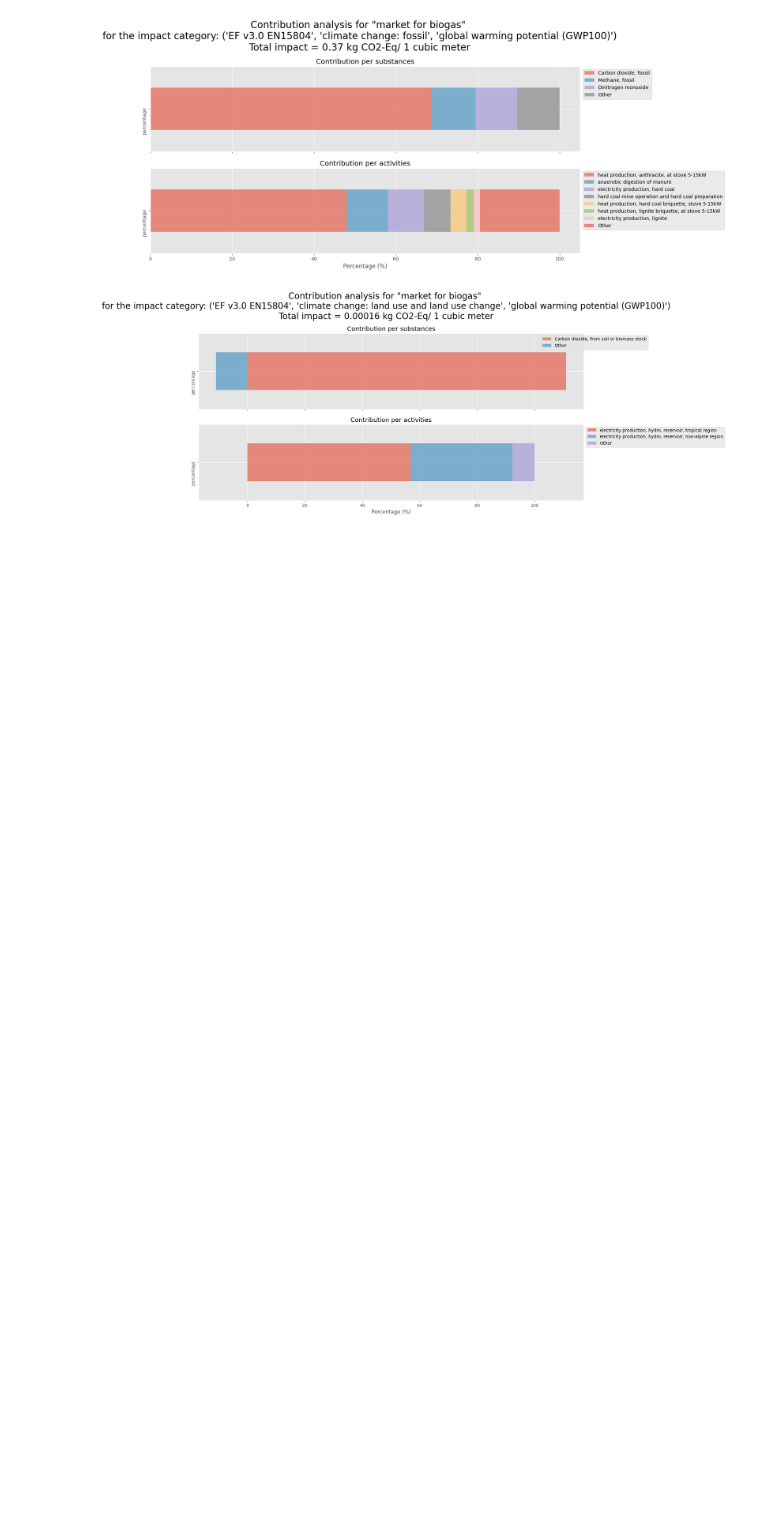
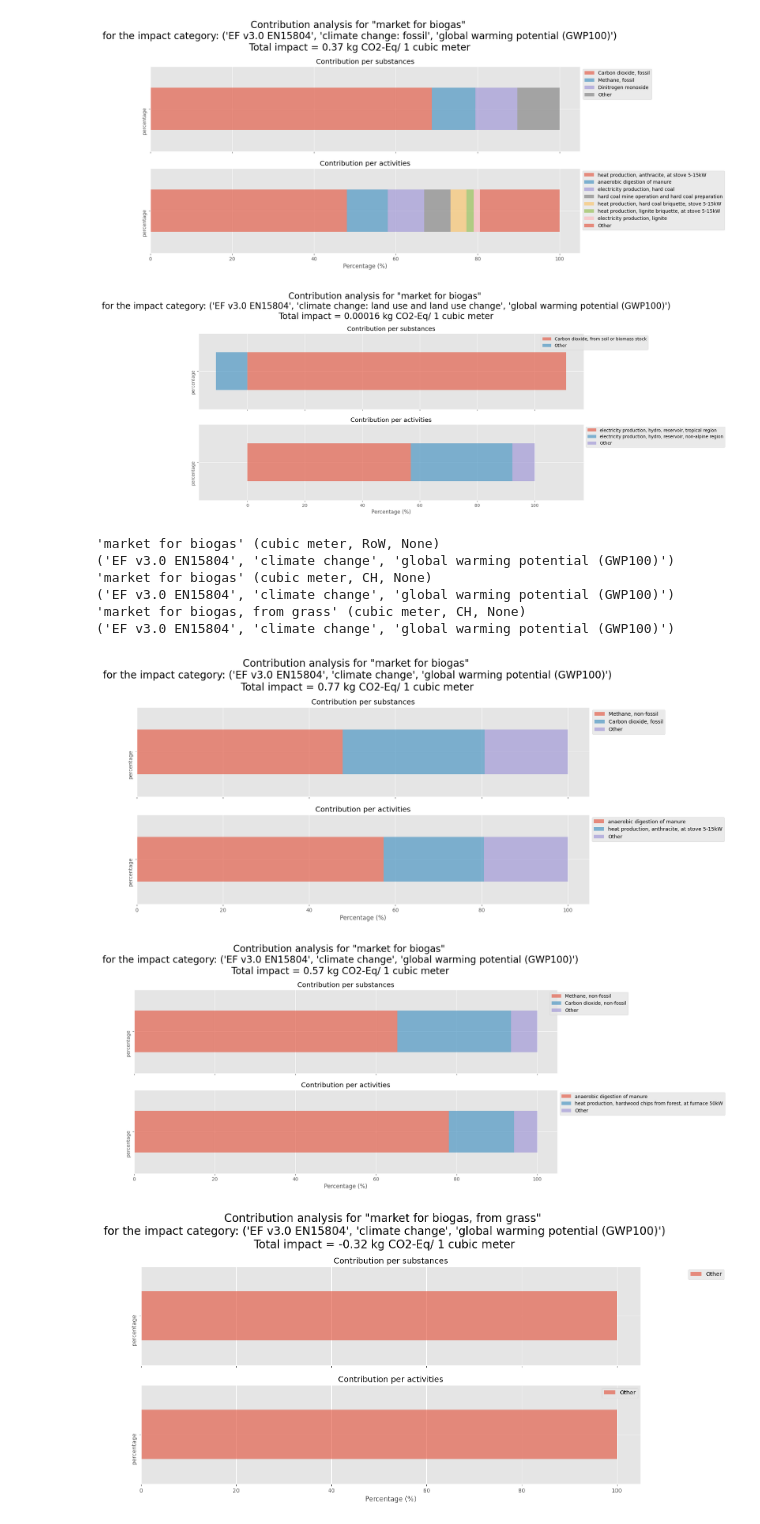
Before and after one commit to RomainBes/DataVizChallenge, a Jupyter notebook: sandbox_bw25.ipynb, the cells around one changed output. Saved outputs shown, nothing was run; the diff lists cells and outputs as text; code cells hidden in the pictures; blank space fills up the shorter version.

```diff
--- a/sandbox_bw25.ipynb
+++ b/sandbox_bw25.ipynb
@@ -80,3 +86,17 @@ list_act.contribution_analysis(i = 0, methods = methods_CC)
 [figure]
 [figure]
 [figure]
+# %%
+#Explore over the activities
+for i, act in enumerate(list_act.list_act):
+    list_act.contribution_analysis(i = i, methods = [methods_CC[0]])
+# %% [output]
+'market for biogas' (cubic meter, RoW, None)
+('EF v3.0 EN15804', 'climate change', 'global warming potential (GWP100)')
+'market for biogas' (cubic meter, CH, None)
+('EF v3.0 EN15804', 'climate change', 'global warming potential (GWP100)')
+'market for biogas, from grass' (cubic meter, CH, None)
+('EF v3.0 EN15804', 'climate change', 'global warming potential (GWP100)')
+[figure, added]
+[figure, added]
+[figure, added]
```
Also changed, not shown: parts of 19 cells of this notebook, 2 other files.
